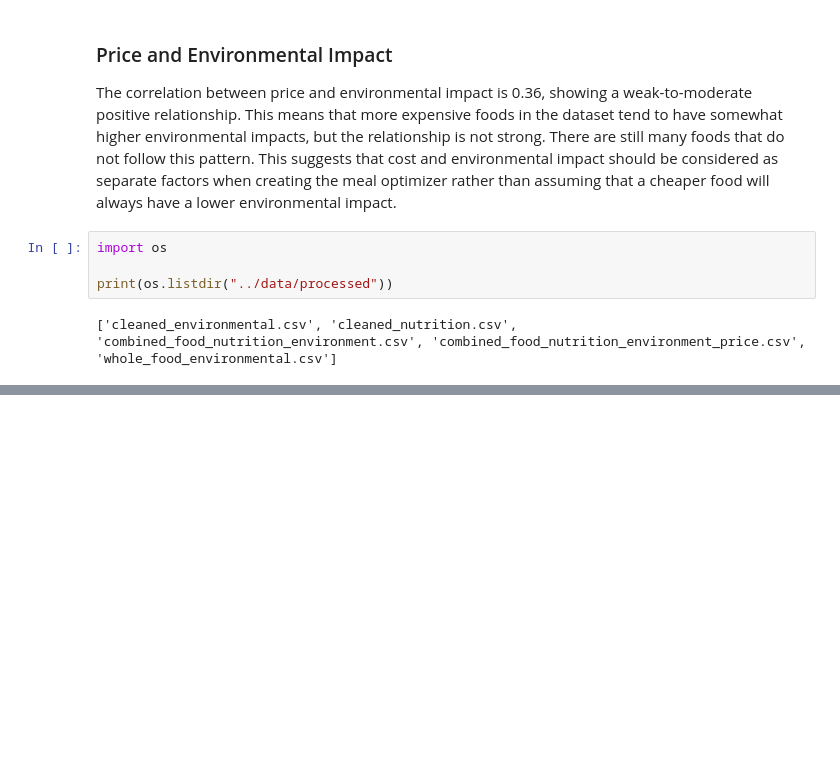
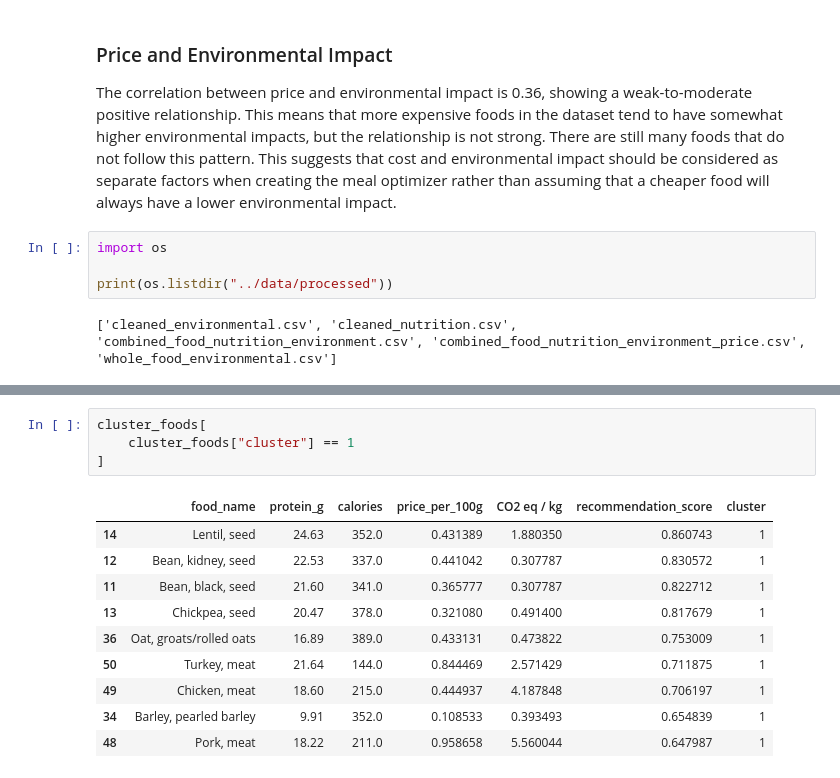
Before and after one commit to albabbitt13-commits/smart-sustainable-meal-optimizer, a Jupyter notebook: notebooks/01_data_exploration.ipynb, the cells around one changed output, grey strips where cells are left out. Cells and saved outputs as stored; diff of their text form; blank space fills up the shorter version.

```diff
--- a/notebooks/01_data_exploration.ipynb
+++ b/notebooks/01_data_exploration.ipynb
@@ -3645,0 +4062,15 @@ print(os.listdir("../data/processed"))
+# %%
+cluster_foods[
+    cluster_foods["cluster"] == 1
+]
+# %% [output]
+|  | food_name | protein_g | calories | price_per_100g | CO2 eq / kg | recommendation_score | cluster |
+| 14 | Lentil, seed | 24.63 | 352.0 | 0.431389 | 1.880350 | 0.860743 | 1 |
+| 12 | Bean, kidney, seed | 22.53 | 337.0 | 0.441042 | 0.307787 | 0.830572 | 1 |
+| 11 | Bean, black, seed | 21.60 | 341.0 | 0.365777 | 0.307787 | 0.822712 | 1 |
+| 13 | Chickpea, seed | 20.47 | 378.0 | 0.321080 | 0.491400 | 0.817679 | 1 |
+| 36 | Oat, groats/rolled oats | 16.89 | 389.0 | 0.433131 | 0.473822 | 0.753009 | 1 |
+| 50 | Turkey, meat | 21.64 | 144.0 | 0.844469 | 2.571429 | 0.711875 | 1 |
+| 49 | Chicken, meat | 18.60 | 215.0 | 0.444937 | 4.187848 | 0.706197 | 1 |
+| 34 | Barley, pearled barley | 9.91 | 352.0 | 0.108533 | 0.393493 | 0.654839 | 1 |
+| 48 | Pork, meat | 18.22 | 211.0 | 0.958658 | 5.560044 | 0.647987 | 1 |
```
Also changed, not shown: parts of 29 cells of this notebook, 2 other files.
